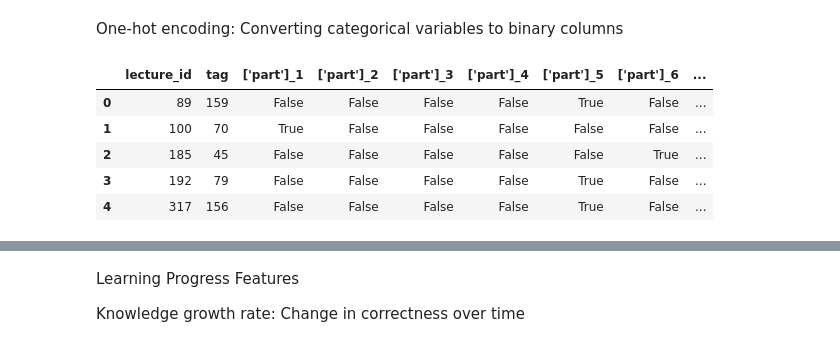
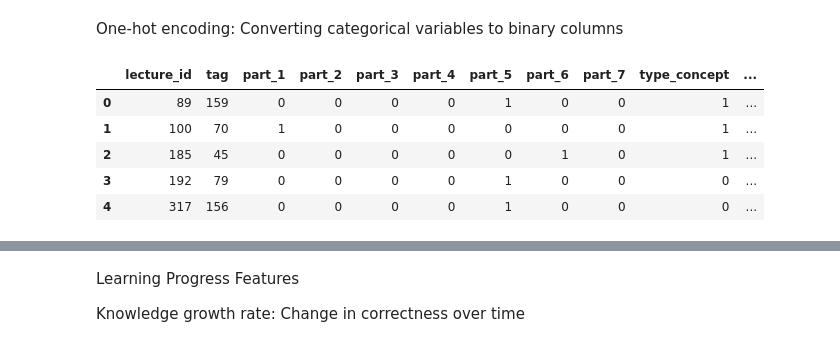
Before and after one commit to theresaskruzna/riiid_knowledge_tracing, a Jupyter notebook: 01_EDA.ipynb, the cells around one changed output, grey strips where cells are left out. Drawn from its saved outputs; the diff is of its cells as text; code cells hidden in the pictures.

```diff
--- a/01_EDA.ipynb
+++ b/01_EDA.ipynb
@@ -1250,25 +1284,29 @@ del user_performance
 # %% [markdown]
 One-hot encoding: Converting categorical variables to binary columns
 # %%
-categorical_cols = ['part', 'type_of']  # Columns for one-hot encoding
+categorical_cols_lectures = ['part', 'type_of']  # Columns for one-hot encoding
 
 lectures_encoded = lectures_df.copy()  # Create a copy of the DataFrame
 
 # Apply one-hot encoding with dtype=int to get binary values and drop original columns
 # Create a dictionary mapping columns to their prefixes
 prefix_mapping = {'part': 'part', 'type_of': 'type'}
 
-for col in categorical_cols:
+for col in categorical_cols_lectures:
     # Use the prefix from the mapping
-    one_hot_encoded = pd.get_dummies(lectures_df[col], prefix=[prefix_mapping[col]])
+    one_hot_encoded = pd.get_dummies(lectures_df[col], prefix=prefix_mapping[col])
     lectures_encoded = pd.concat([lectures_encoded, one_hot_encoded], axis=1)
     lectures_encoded.drop(columns=[col], inplace=True)  # Drop the original column
 
+# Change boolean columns to int8
+for col in lectures_encoded.select_dtypes(include=['bool']).columns:
+    lectures_encoded[col] = lectures_encoded[col].astype(int).astype('int8')
+
 lectures_encoded.head()
 # %% [output]
-|  | lecture_id | tag | ['part']_1 | ['part']_2 | ['part']_3 | ['part']_4 | ['part']_5 | ['part']_6 | ... |
-| 0 | 89 | 159 | False | False | False | False | True | False | ... |
-| 1 | 100 | 70 | True | False | False | False | False | False | ... |
-| 2 | 185 | 45 | False | False | False | False | False | True | ... |
-| 3 | 192 | 79 | False | False | False | False | True | False | ... |
-| 4 | 317 | 156 | False | False | False | False | True | False | ... |
+|  | lecture_id | tag | part_1 | part_2 | part_3 | part_4 | part_5 | part_6 | part_7 | type_concept | ... |
+| 0 | 89 | 159 | 0 | 0 | 0 | 0 | 1 | 0 | 0 | 1 | ... |
+| 1 | 100 | 70 | 1 | 0 | 0 | 0 | 0 | 0 | 0 | 1 | ... |
+| 2 | 185 | 45 | 0 | 0 | 0 | 0 | 0 | 1 | 0 | 1 | ... |
+| 3 | 192 | 79 | 0 | 0 | 0 | 0 | 1 | 0 | 0 | 0 | ... |
+| 4 | 317 | 156 | 0 | 0 | 0 | 0 | 1 | 0 | 0 | 0 | ... |
```
Also changed, not shown: parts of 37 cells of this notebook.
